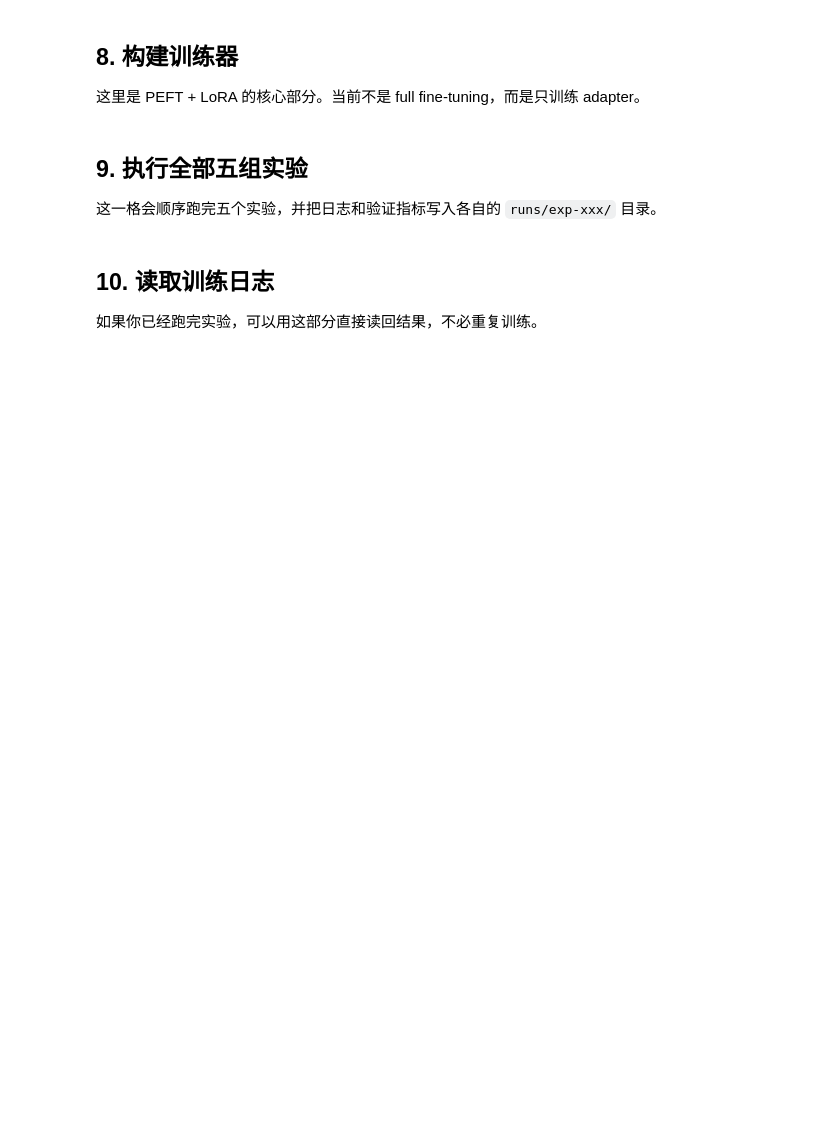
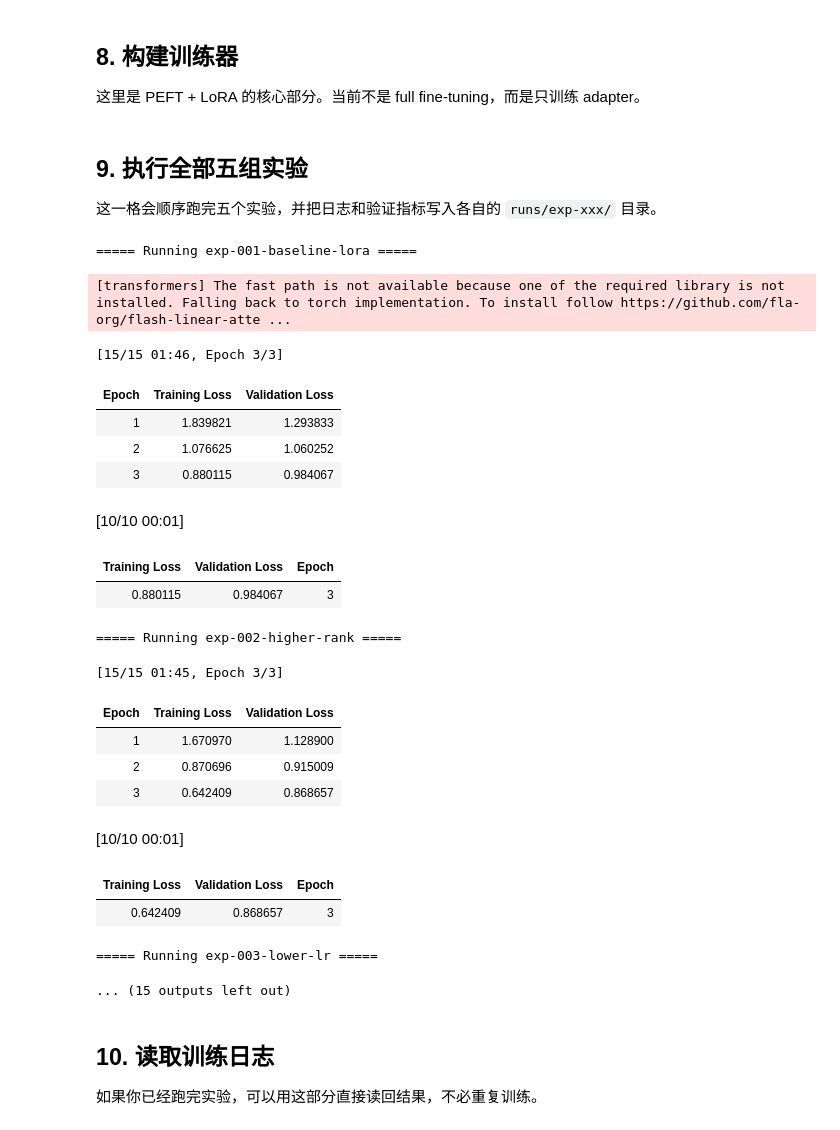
Before and after one commit to YeZibn/learn-ft-and-rl, a Jupyter notebook: project/qwen-instruction-sft/notebooks/01_qwen_instruction_sft.ipynb, the cells around one changed output. Saved outputs shown, nothing was run; the diff lists cells and outputs as text; code cells hidden in the pictures; blank space fills up the shorter version.

```diff
--- a/project/qwen-instruction-sft/notebooks/01_qwen_instruction_sft.ipynb
+++ b/project/qwen-instruction-sft/notebooks/01_qwen_instruction_sft.ipynb
@@ -78,8 +81,8 @@ RUNS_DIR = PROJECT_DIR / 'runs'
 TRAIN_PATH = DATA_DIR / 'train' / 'train_v0.1.jsonl'
 EVAL_PATH = DATA_DIR / 'eval' / 'eval_v0.1.jsonl'
 
-BASE_MODEL = 'Qwen/Qwen3.5-4B'
-FALLBACK_MODEL = 'Qwen/Qwen3.5-2B'
+BASE_MODEL = 'Qwen/Qwen3.5-2B'
+FALLBACK_MODEL = 'Qwen/Qwen3.5-0.8B'
 MAX_LENGTH = 1024
 MAX_NEW_TOKENS = 128
 SEED = 42
@@ -275,7 +335,7 @@ def build_trainer(exp_cfg: ExperimentConfig):
         per_device_train_batch_size=exp_cfg.per_device_train_batch_size,
         per_device_eval_batch_size=1,
         gradient_accumulation_steps=exp_cfg.gradient_accumulation_steps,
-        evaluation_strategy='epoch',
+        eval_strategy='epoch',
         save_strategy='epoch',
         logging_steps=5,
         report_to='none',
@@ -287,7 +347,6 @@ def build_trainer(exp_cfg: ExperimentConfig):
         args=args,
         train_dataset=tokenized_train,
         eval_dataset=tokenized_eval,
-        tokenizer=tokenizer,
         data_collator=DataCollatorForLanguageModeling(tokenizer=tokenizer, mlm=False),
     )
     return trainer
@@ -298,30 +357,52 @@ def build_trainer(exp_cfg: ExperimentConfig):
 # %%
 def run_all_experiments(experiments):
     histories = []
     for exp in experiments:
         run_dir = Path(exp.output_dir)
         run_dir.mkdir(parents=True, exist_ok=True)
         print(f'===== Running {exp.name} =====')
         trainer = build_trainer(exp)
         trainer.train()
         eval_result = trainer.evaluate()
 
         history = pd.DataFrame(trainer.state.log_history)
         history['experiment'] = exp.name
         history.to_csv(run_dir / 'log_history.csv', index=False)
 
         with open(run_dir / 'eval_metrics.json', 'w', encoding='utf-8') as f:
             json.dump(eval_result, f, ensure_ascii=False, indent=2)
 
         trainer.save_model(run_dir)
         histories.append(history)
     if histories:
         return pd.concat(histories, ignore_index=True)
     return pd.DataFrame()
 
 # 运行全部实验
-# history_df = run_all_experiments(experiments)
-# history_df.head()
+history_df = run_all_experiments(experiments)
+history_df.head()
+# %% [output]
+===== Running exp-001-baseline-lora =====
+[transformers] The fast path is not available because one of the required library is not installed. Falling back to torch implementation. To install follow https://github.com/fla-org/flash-linear-atte ...
+[15/15 01:46, Epoch 3/3]
+| Epoch | Training Loss | Validation Loss |
+| 1 | 1.839821 | 1.293833 |
+| 2 | 1.076625 | 1.060252 |
+| 3 | 0.880115 | 0.984067 |
+[10/10 00:01]
+| Training Loss | Validation Loss | Epoch |
+| 0.880115 | 0.984067 | 3 |
+===== Running exp-002-higher-rank =====
+[15/15 01:45, Epoch 3/3]
+| Epoch | Training Loss | Validation Loss |
+| 1 | 1.670970 | 1.128900 |
+| 2 | 0.870696 | 0.915009 |
+| 3 | 0.642409 | 0.868657 |
+[10/10 00:01]
+| Training Loss | Validation Loss | Epoch |
+| 0.642409 | 0.868657 | 3 |
+===== Running exp-003-lower-lr =====
+... (15 outputs left out)
 # %% [markdown]
 ## 10. 读取训练日志
 
```
Also changed, not shown: parts of 17 cells of this notebook.
